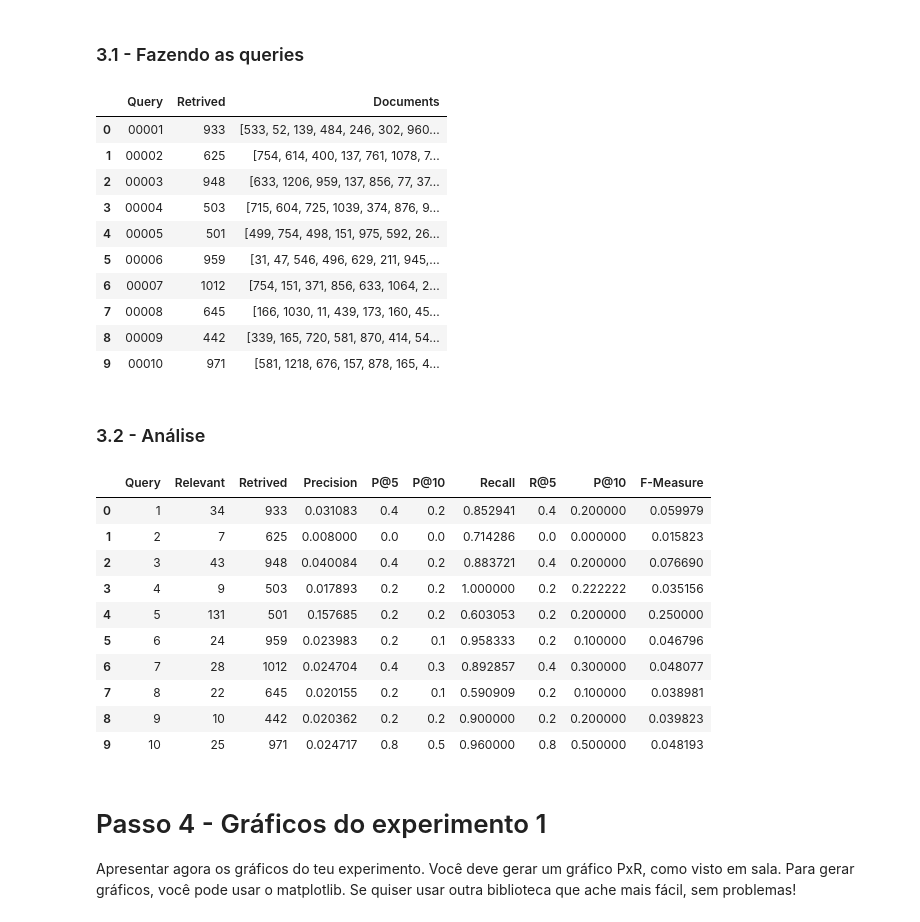
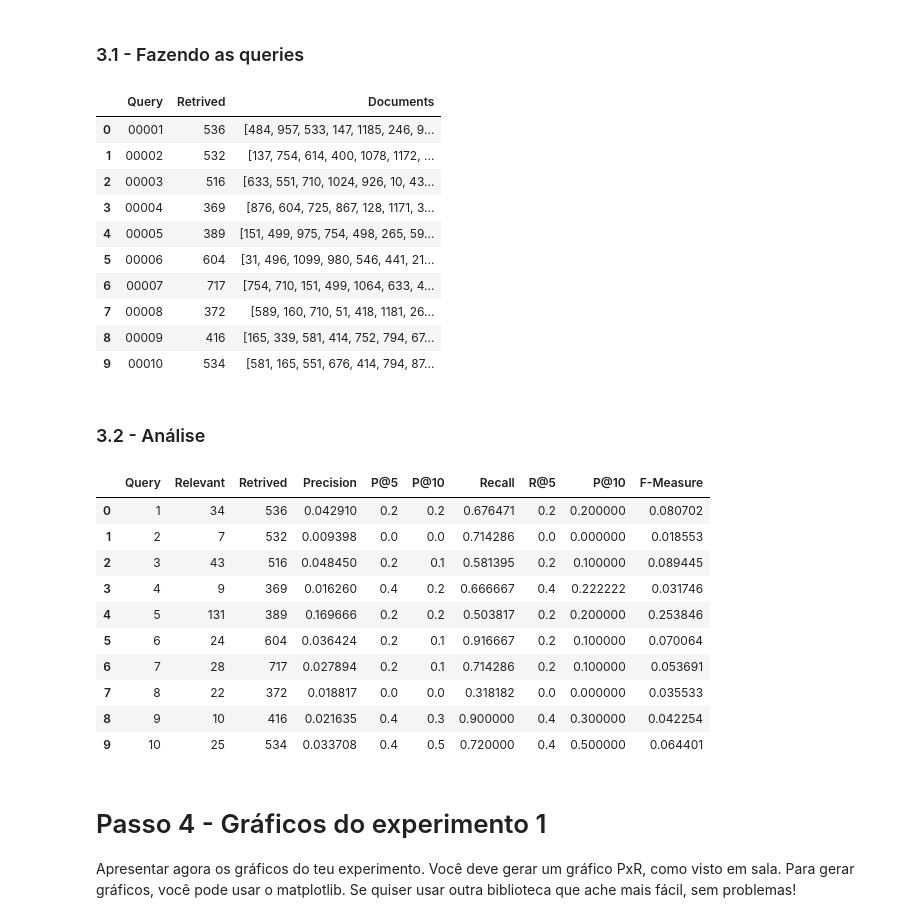
Before and after one commit to BravoNatalie/Avaliando_Sistemas_RI, a Jupyter notebook: Trabalho 3 - Avaliando sistemas de IR.ipynb, the cells around one changed output. Drawn from its saved outputs; the diff is of its cells as text; code cells hidden in the pictures.

Commit message:
fazendo a parte 4, mas o resultado está estranho

```diff
--- a/Trabalho 3 - Avaliando sistemas de IR.ipynb
+++ b/Trabalho 3 - Avaliando sistemas de IR.ipynb
@@ -294,15 +293,13 @@ from whoosh import scoring
 
 queryTest = []
 
-#query = norma(queryFile[0][1])
-
-def makeQuery(query):
+def makeQuery(query, schemaName):
     og = OrGroup.factory(0.9)
-    parser = MultifieldParser(["ti", "ab", "mj", "mn"], schema=schema, group=og)
+    parser = MultifieldParser(["ti", "ab", "mj", "mn"], schema=schemaName, group=og)
     result=parser.parse(query)
     return result
 
-def storeQueryResult():
+def storeQueryResult(queryTest, schemaName):
     ix = index.open_dir("index")
 
     for result in queryFile:
@@ -311,7 +308,7 @@ def storeQueryResult():
         query = result[1] #query
 
         with ix.searcher() as searcher:
-            result = makeQuery(norma(query))
+            result = makeQuery(norma(query), schemaName)
             results=searcher.search(result, limit=None)#The Results object acts like a list of the matched documents.
             v.append(len(results))
             docs = []
@@ -320,22 +317,24 @@ def storeQueryResult():
             v.append(docs)
 
         queryTest.append(v)
+    return queryTest
 
-storeQueryResult()
+queryTest = storeQueryResult(queryTest, schema)
+
 col= ['Query','Retrived','Documents']
 pd.DataFrame(queryTest[0:10], columns = col)
 # %% [output]
 |  | Query | Retrived | Documents |
-| 0 | 00001 | 933 | [533, 52, 139, 484, 246, 302, 960... |
-| 1 | 00002 | 625 | [754, 614, 400, 137, 761, 1078, 7... |
-| 2 | 00003 | 948 | [633, 1206, 959, 137, 856, 77, 37... |
-| 3 | 00004 | 503 | [715, 604, 725, 1039, 374, 876, 9... |
-| 4 | 00005 | 501 | [499, 754, 498, 151, 975, 592, 26... |
-| 5 | 00006 | 959 | [31, 47, 546, 496, 629, 211, 945,... |
-| 6 | 00007 | 1012 | [754, 151, 371, 856, 633, 1064, 2... |
-| 7 | 00008 | 645 | [166, 1030, 11, 439, 173, 160, 45... |
-| 8 | 00009 | 442 | [339, 165, 720, 581, 870, 414, 54... |
-| 9 | 00010 | 971 | [581, 1218, 676, 157, 878, 165, 4... |
+| 0 | 00001 | 536 | [484, 957, 533, 147, 1185, 246, 9... |
+| 1 | 00002 | 532 | [137, 754, 614, 400, 1078, 1172, ... |
+| 2 | 00003 | 516 | [633, 551, 710, 1024, 926, 10, 43... |
+| 3 | 00004 | 369 | [876, 604, 725, 867, 128, 1171, 3... |
+| 4 | 00005 | 389 | [151, 499, 975, 754, 498, 265, 59... |
+| 5 | 00006 | 604 | [31, 496, 1099, 980, 546, 441, 21... |
+| 6 | 00007 | 717 | [754, 710, 151, 499, 1064, 633, 4... |
+| 7 | 00008 | 372 | [589, 160, 710, 51, 418, 1181, 26... |
+| 8 | 00009 | 416 | [165, 339, 581, 414, 752, 794, 67... |
+| 9 | 00010 | 534 | [581, 165, 551, 676, 414, 794, 87... |
 # %% [markdown]
 ### 3.2 - Análise
 # %%
@@ -376,15 +375,24 @@ def getFalseNegative(relevant, retrived):
 def getPrecision(relevant, retrived):
     tp = getTruePositive(relevant, retrived)
     fp = getFalsePositive(relevant, retrived)
-    return len(tp)/(len(tp) + len(fp))
+    tp_fp = len(tp) + len(fp)
+    if(tp_fp == 0):
+        return 0
+    return len(tp)/tp_fp
 
 def getRecall(relevant, retrived):
     tp = getTruePositive(relevant, retrived)
     fn = getFalseNegative(relevant, retrived)
-    return len(tp)/(len(tp) + len(fn))
+    tp_fn = len(tp) + len(fn)
+    if(tp_fn == 0):
+        return 0
+    return len(tp)/tp_fn
 
 def getFMeasure(precision, recall):
-    return (2 * precision * recall)/(precision + recall)
+    p_r = precision + recall
+    if(p_r == 0):
+        return 0
+    return (2 * precision * recall)/p_r
 
 def precisionR(retrived, relevant, N):
     tp = getTruePositive(relevant, retrived)
@@ -405,43 +413,43 @@ def analysis(queryFile, queryTest):
         retrived = getRetrived(queryTest[i])
         qn.append(len(retrived))
         retrivedUntil5 = getRetrived(queryTest[i], 5)
         retrivedUntil10 = getRetrived(queryTest[i], 10)
 
         precision = getPrecision(relevant, retrived)
         precisionUntil5 = getPrecision(relevantUntil5, retrivedUntil5)
         precisionUntil10 = getPrecision(relevantUntil10, retrivedUntil10)
         qn.append(precision)
         qn.append(precisionUntil5)
         qn.append(precisionUntil10)
 
         recall = getRecall(relevant, retrived)
         recallUntil5 = getRecall(relevantUntil5, retrivedUntil5)
         recallUntil10 = getRecall(relevantUntil10, retrivedUntil10)
         qn.append(recall)
         qn.append(recallUntil5)
         qn.append(recallUntil10)
 
         fMeasure = getFMeasure(precision, recall)
         qn.append(fMeasure)
 
         analysisMatrix.append(qn)
 
 
 analysis(queryFile, queryTest)
 col = ['Query','Relevant', 'Retrived', 'Precision', 'P@5','P@10','Recall','R@5','P@10', 'F-Measure']
 pd.DataFrame(analysisMatrix[0:10], columns=col)
 # %% [output]
 |  | Query | Relevant | Retrived | Precision | P@5 | P@10 | Recall | R@5 | P@10 | F-Measure |
-| 0 | 1 | 34 | 933 | 0.031083 | 0.4 | 0.2 | 0.852941 | 0.4 | 0.200000 | 0.059979 |
-| 1 | 2 | 7 | 625 | 0.008000 | 0.0 | 0.0 | 0.714286 | 0.0 | 0.000000 | 0.015823 |
-| 2 | 3 | 43 | 948 | 0.040084 | 0.4 | 0.2 | 0.883721 | 0.4 | 0.200000 | 0.076690 |
-| 3 | 4 | 9 | 503 | 0.017893 | 0.2 | 0.2 | 1.000000 | 0.2 | 0.222222 | 0.035156 |
-| 4 | 5 | 131 | 501 | 0.157685 | 0.2 | 0.2 | 0.603053 | 0.2 | 0.200000 | 0.250000 |
-| 5 | 6 | 24 | 959 | 0.023983 | 0.2 | 0.1 | 0.958333 | 0.2 | 0.100000 | 0.046796 |
-| 6 | 7 | 28 | 1012 | 0.024704 | 0.4 | 0.3 | 0.892857 | 0.4 | 0.300000 | 0.048077 |
-| 7 | 8 | 22 | 645 | 0.020155 | 0.2 | 0.1 | 0.590909 | 0.2 | 0.100000 | 0.038981 |
-| 8 | 9 | 10 | 442 | 0.020362 | 0.2 | 0.2 | 0.900000 | 0.2 | 0.200000 | 0.039823 |
-| 9 | 10 | 25 | 971 | 0.024717 | 0.8 | 0.5 | 0.960000 | 0.8 | 0.500000 | 0.048193 |
+| 0 | 1 | 34 | 536 | 0.042910 | 0.2 | 0.2 | 0.676471 | 0.2 | 0.200000 | 0.080702 |
+| 1 | 2 | 7 | 532 | 0.009398 | 0.0 | 0.0 | 0.714286 | 0.0 | 0.000000 | 0.018553 |
+| 2 | 3 | 43 | 516 | 0.048450 | 0.2 | 0.1 | 0.581395 | 0.2 | 0.100000 | 0.089445 |
+| 3 | 4 | 9 | 369 | 0.016260 | 0.4 | 0.2 | 0.666667 | 0.4 | 0.222222 | 0.031746 |
+| 4 | 5 | 131 | 389 | 0.169666 | 0.2 | 0.2 | 0.503817 | 0.2 | 0.200000 | 0.253846 |
+| 5 | 6 | 24 | 604 | 0.036424 | 0.2 | 0.1 | 0.916667 | 0.2 | 0.100000 | 0.070064 |
+| 6 | 7 | 28 | 717 | 0.027894 | 0.2 | 0.1 | 0.714286 | 0.2 | 0.100000 | 0.053691 |
+| 7 | 8 | 22 | 372 | 0.018817 | 0.0 | 0.0 | 0.318182 | 0.0 | 0.000000 | 0.035533 |
+| 8 | 9 | 10 | 416 | 0.021635 | 0.4 | 0.3 | 0.900000 | 0.4 | 0.300000 | 0.042254 |
+| 9 | 10 | 25 | 534 | 0.033708 | 0.4 | 0.5 | 0.720000 | 0.4 | 0.500000 | 0.064401 |
 # %% [markdown]
 # Passo 4 - Gráficos do experimento 1
 
```
Also changed, not shown: parts of 4 cells of this notebook, 6 other files.
